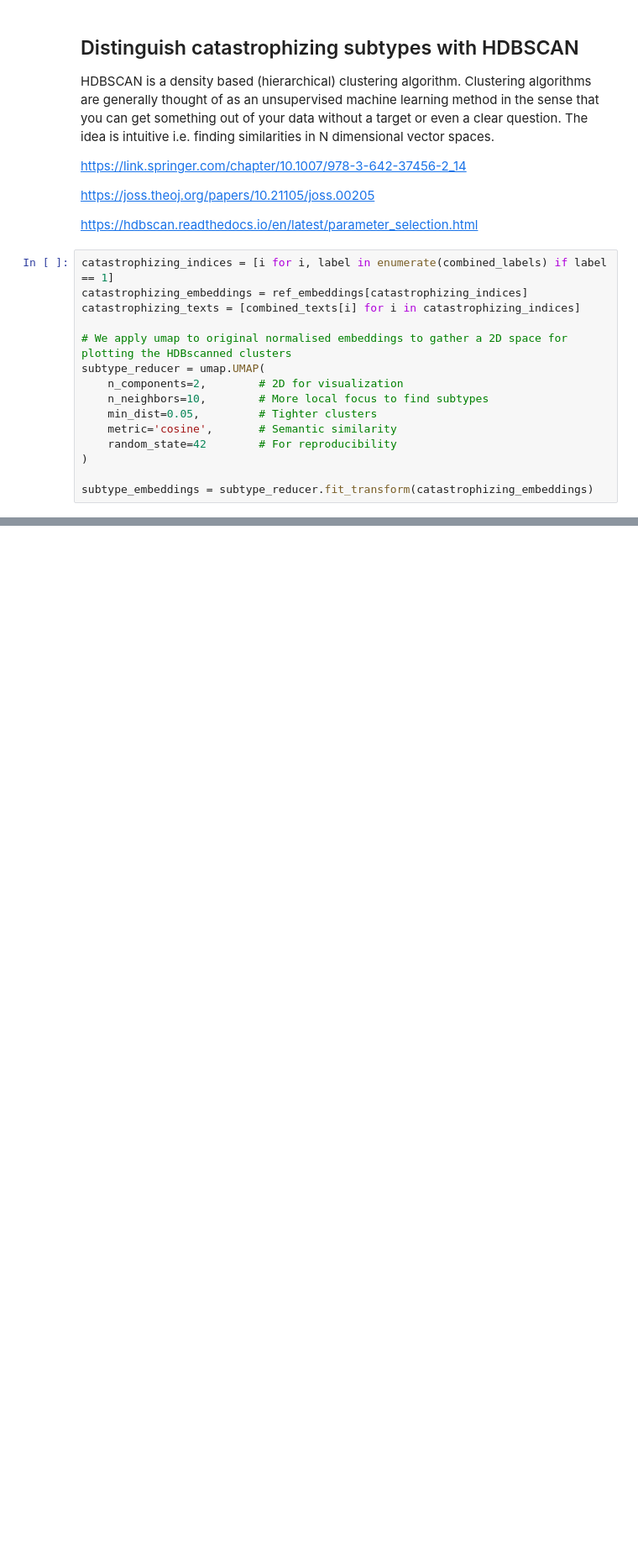
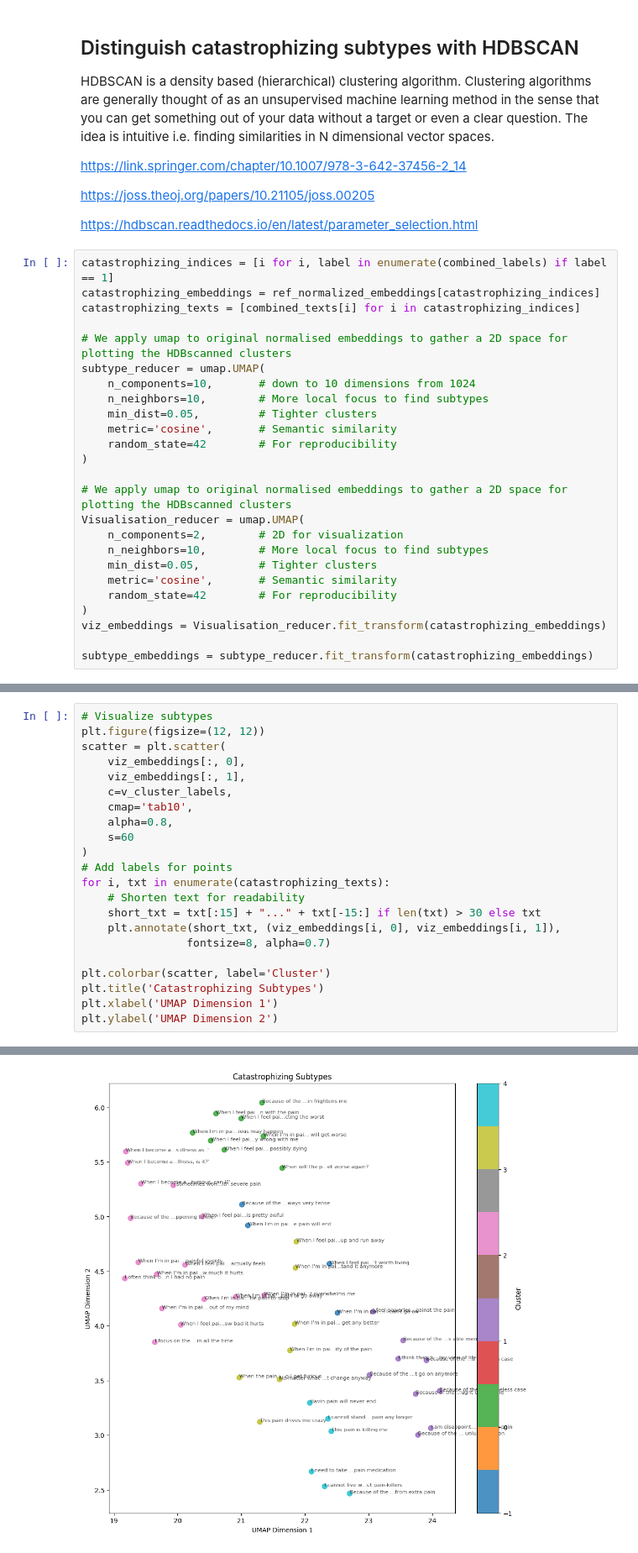
Before and after one commit to artoo-git/txtEmbed_catastrophising, a Jupyter notebook: Catastrophizing_similarity_processing.ipynb, the cells around one changed output, grey strips where cells are left out. Shown at 84% size. Cells and saved outputs as stored; diff of their text form; blank space fills up the shorter version.

Commit message:
HDBSCAN was limited to a 2D vector, augmented to 10D

```diff
--- a/Catastrophizing_similarity_processing.ipynb
+++ b/Catastrophizing_similarity_processing.ipynb
@@ -251,17 +251,27 @@ https://joss.theoj.org/papers/10.21105/joss.00205
 https://hdbscan.readthedocs.io/en/latest/parameter_selection.html
 # %%
 catastrophizing_indices = [i for i, label in enumerate(combined_labels) if label == 1]
-catastrophizing_embeddings = ref_embeddings[catastrophizing_indices]
+catastrophizing_embeddings = ref_normalized_embeddings[catastrophizing_indices]
 catastrophizing_texts = [combined_texts[i] for i in catastrophizing_indices]
 
 # We apply umap to original normalised embeddings to gather a 2D space for plotting the HDBscanned clusters
 subtype_reducer = umap.UMAP(
+    n_components=10,       # down to 10 dimensions from 1024
+    n_neighbors=10,        # More local focus to find subtypes
+    min_dist=0.05,         # Tighter clusters
+    metric='cosine',       # Semantic similarity
+    random_state=42        # For reproducibility
+)
+
+# We apply umap to original normalised embeddings to gather a 2D space for plotting the HDBscanned clusters
+Visualisation_reducer = umap.UMAP(
     n_components=2,        # 2D for visualization
     n_neighbors=10,        # More local focus to find subtypes
     min_dist=0.05,         # Tighter clusters
     metric='cosine',       # Semantic similarity
     random_state=42        # For reproducibility
 )
+viz_embeddings = Visualisation_reducer.fit_transform(catastrophizing_embeddings)
 
 subtype_embeddings = subtype_reducer.fit_transform(catastrophizing_embeddings)
 # %%
@@ -381,0 +370,23 @@ Total statements: 8
+# %%
+# Visualize subtypes
+plt.figure(figsize=(12, 12))
+scatter = plt.scatter(
+    viz_embeddings[:, 0],
+    viz_embeddings[:, 1],
+    c=v_cluster_labels,
+    cmap='tab10',
+    alpha=0.8,
+    s=60
+)
+# Add labels for points
+for i, txt in enumerate(catastrophizing_texts):
+    # Shorten text for readability
+    short_txt = txt[:15] + "..." + txt[-15:] if len(txt) > 30 else txt
+    plt.annotate(short_txt, (viz_embeddings[i, 0], viz_embeddings[i, 1]),
+                fontsize=8, alpha=0.7)
+
+plt.colorbar(scatter, label='Cluster')
+plt.title('Catastrophizing Subtypes')
+plt.xlabel('UMAP Dimension 1')
+plt.ylabel('UMAP Dimension 2')
+# %% [output]
@@ -381,0 +394 @@ Total statements: 8
+[figure, added]
```
Also changed, not shown: parts of 3 cells of this notebook.
